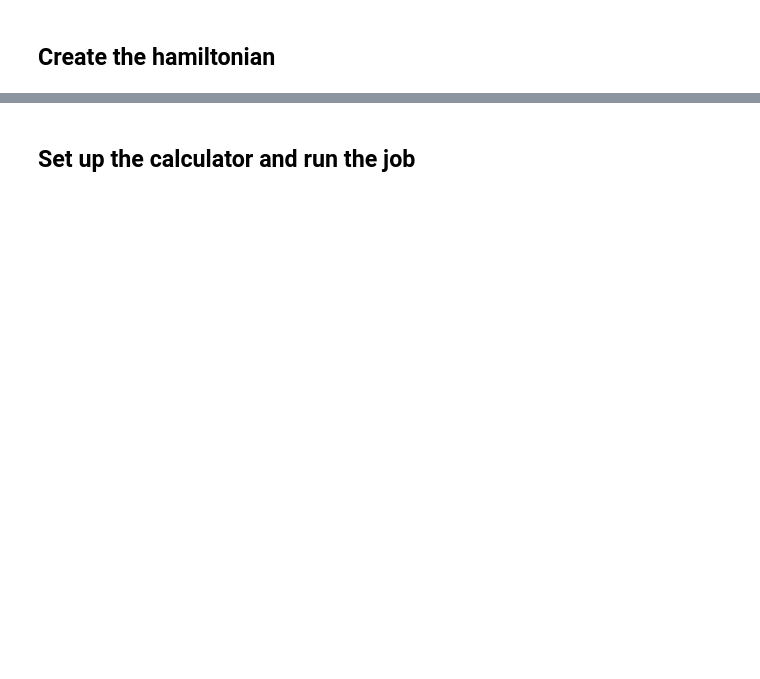
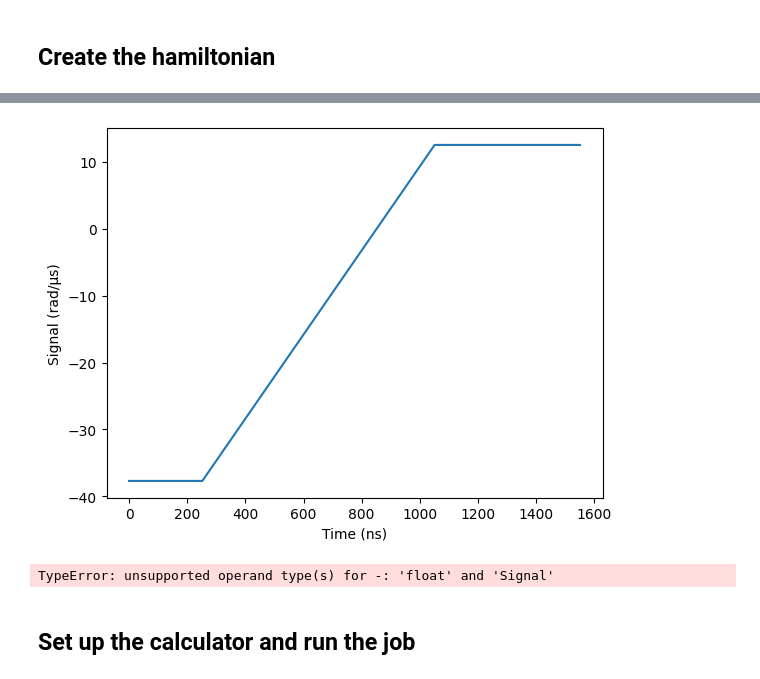
Before and after one commit to ICHEC/qse, a Jupyter notebook: docs/source/tutorials/pulser-calc-example.ipynb, the cells around one changed output, grey strips where cells are left out. Saved outputs shown, nothing was run; the diff lists cells and outputs as text; code cells hidden in the pictures; blank space fills up the shorter version.

```diff
--- a/docs/source/tutorials/pulser-calc-example.ipynb
+++ b/docs/source/tutorials/pulser-calc-example.ipynb
@@ -30,10 +55,14 @@ q2d.draw(radius="nearest", units="µm")
+# %%
+detuning = np.zeros(t_total)
+detuning[:t_rise] = delta_0
+detuning[t_rise:-t_fall] = delta_0 + (delta_f-delta_0) * np.linspace(0, 1, t_sweep)
+detuning[-t_fall:] = delta_f
+detuning = qse.Signal(detuning)
+
+detuning.draw()
+# %% [output]
+[figure, added]
 # %%
-delta_0 = -6 * rabi_frequency  # ns
-delta_f = 2 * rabi_frequency  # ns
-t_rise = 252  # ns
-t_fall = 500  # ns
-t_sweep = (delta_f - delta_0) / (2 * np.pi * 10) * 1000  # ns
-
 # up ramp, constant, downramp waveform
 amplitude_afm = pulser.CompositeWaveform(
     pulser.waveforms.RampWaveform(t_rise, 0.0, omega_max),
@@ -47,3 +76,8 @@ detuning_afm = pulser.CompositeWaveform(
     pulser.waveforms.RampWaveform(t_sweep, delta_0, delta_f),
     pulser.waveforms.ConstantWaveform(t_fall, delta_f),
 )
+
+plt.plot(amplitude_afm.samples - amplitude)
+plt.plot(detuning_afm.samples - detuning)
+# %% [output]
+TypeError: unsupported operand type(s) for -: 'float' and 'Signal'
```
Also changed, not shown: parts of 10 cells of this notebook, 4 other files.
